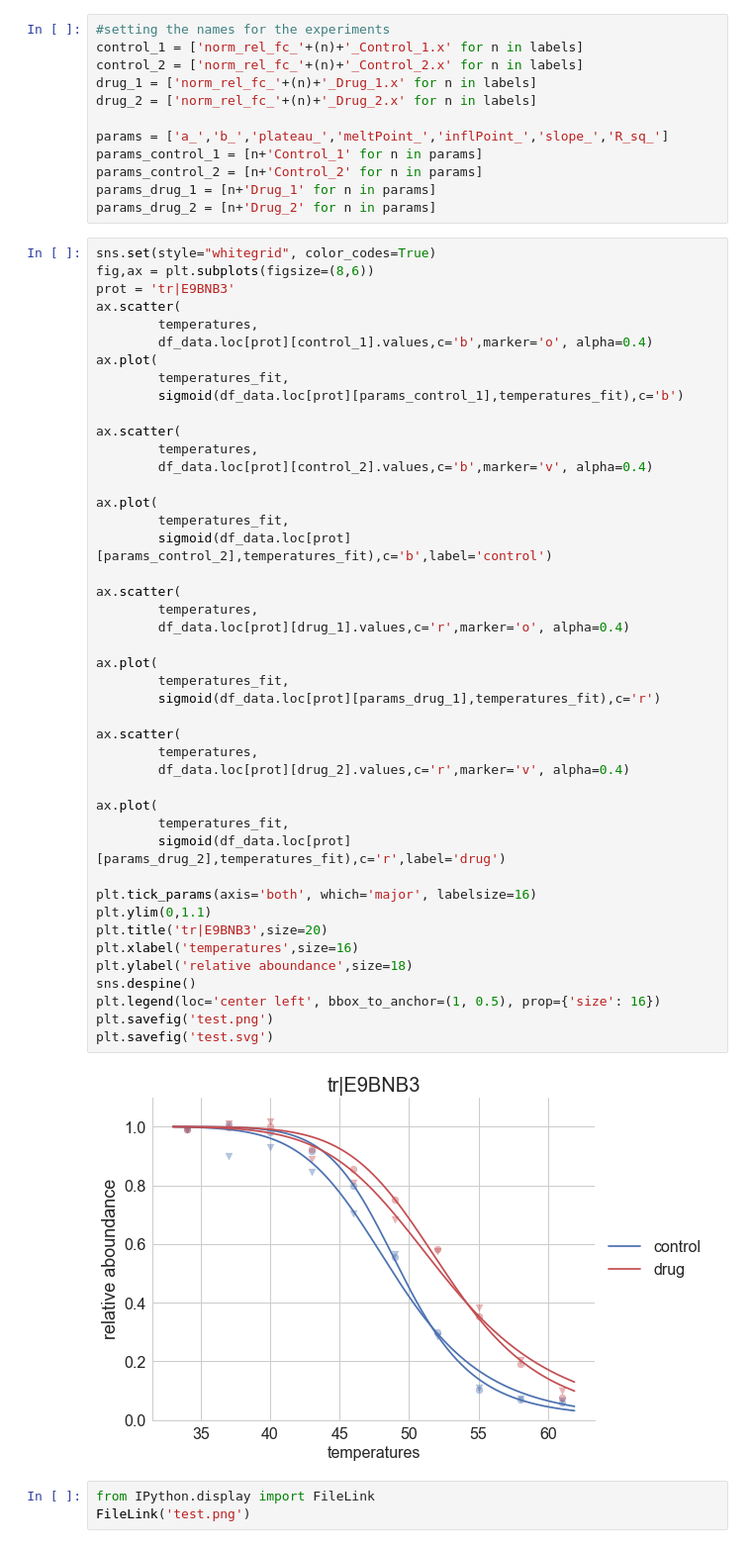
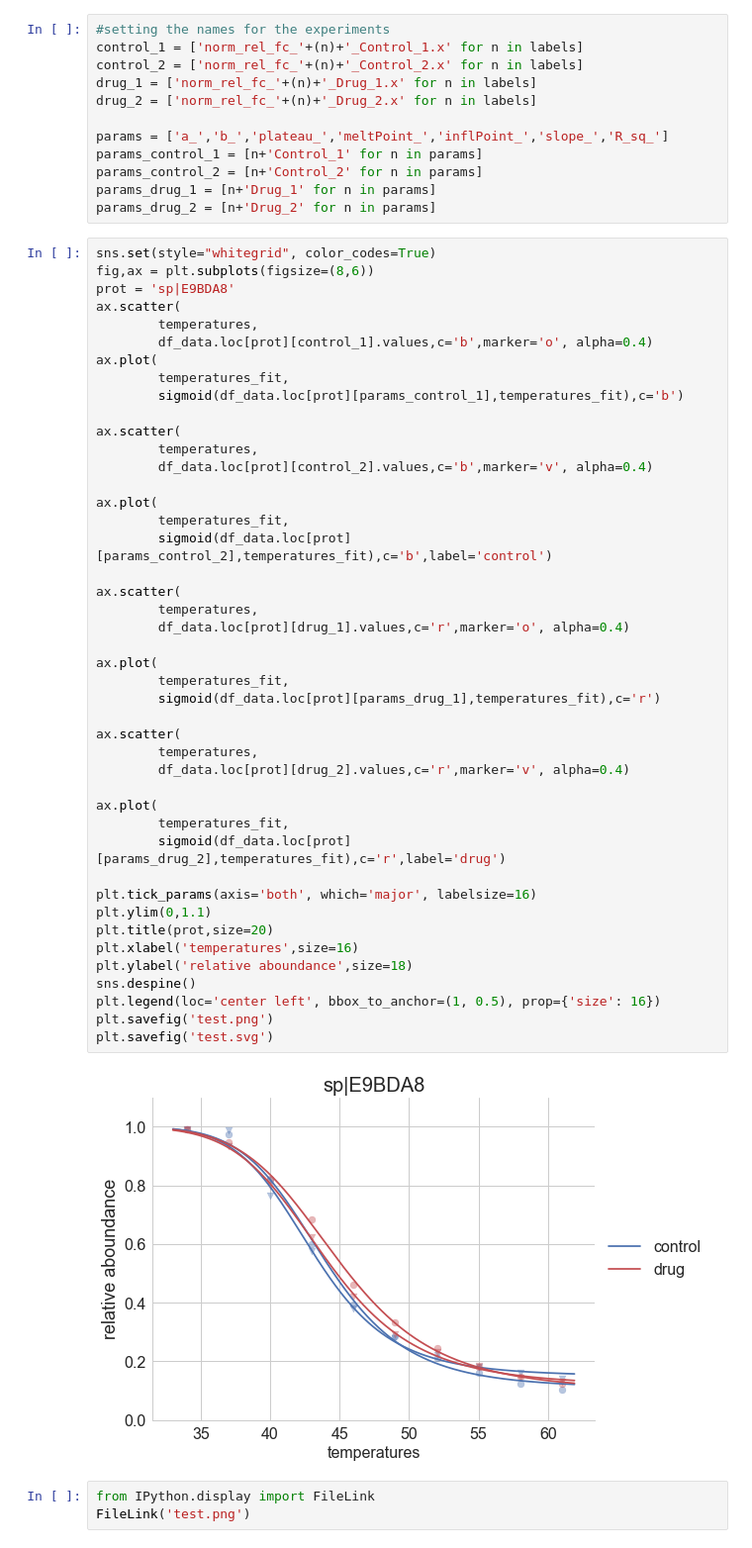
Before and after one commit to mtinti/tpp_visualization, a Jupyter notebook: visualize_protein.ipynb, the cells around one changed output. Shown at 99% size. Drawn from its saved outputs; the diff is of its cells as text.

Commit message:
add some plots

```diff
--- a/visualize_protein.ipynb
+++ b/visualize_protein.ipynb
@@ -75,7 +109,7 @@ params_drug_2 = [n+'Drug_2' for n in params]
 # %%
 sns.set(style="whitegrid", color_codes=True)
 fig,ax = plt.subplots(figsize=(8,6))
-prot = 'tr|E9BNB3'
+prot = 'sp|E9BDA8'
 ax.scatter(
         temperatures,
         df_data.loc[prot][control_1].values,c='b',marker='o', alpha=0.4)
@@ -89,35 +123,35 @@ ax.scatter(
 
 ax.plot(
         temperatures_fit,
         sigmoid(df_data.loc[prot][params_control_2],temperatures_fit),c='b',label='control')
 
 ax.scatter(
         temperatures,
         df_data.loc[prot][drug_1].values,c='r',marker='o', alpha=0.4)
 
 ax.plot(
         temperatures_fit,
         sigmoid(df_data.loc[prot][params_drug_1],temperatures_fit),c='r')
 
 ax.scatter(
         temperatures,
         df_data.loc[prot][drug_2].values,c='r',marker='v', alpha=0.4)
 
 ax.plot(
         temperatures_fit,
         sigmoid(df_data.loc[prot][params_drug_2],temperatures_fit),c='r',label='drug')
 
 plt.tick_params(axis='both', which='major', labelsize=16)
 plt.ylim(0,1.1)
-plt.title('tr|E9BNB3',size=20)
+plt.title(prot,size=20)
 plt.xlabel('temperatures',size=16)
 plt.ylabel('relative aboundance',size=18)
 sns.despine()
 plt.legend(loc='center left', bbox_to_anchor=(1, 0.5), prop={'size': 16})
 plt.savefig('test.png')
 plt.savefig('test.svg')
 # %% [output]
-[figure, old version]
+[figure, new version]
 # %%
 from IPython.display import FileLink
 FileLink('test.png')
```
Also changed, not shown: parts of 12 cells of this notebook, 2 other files.
